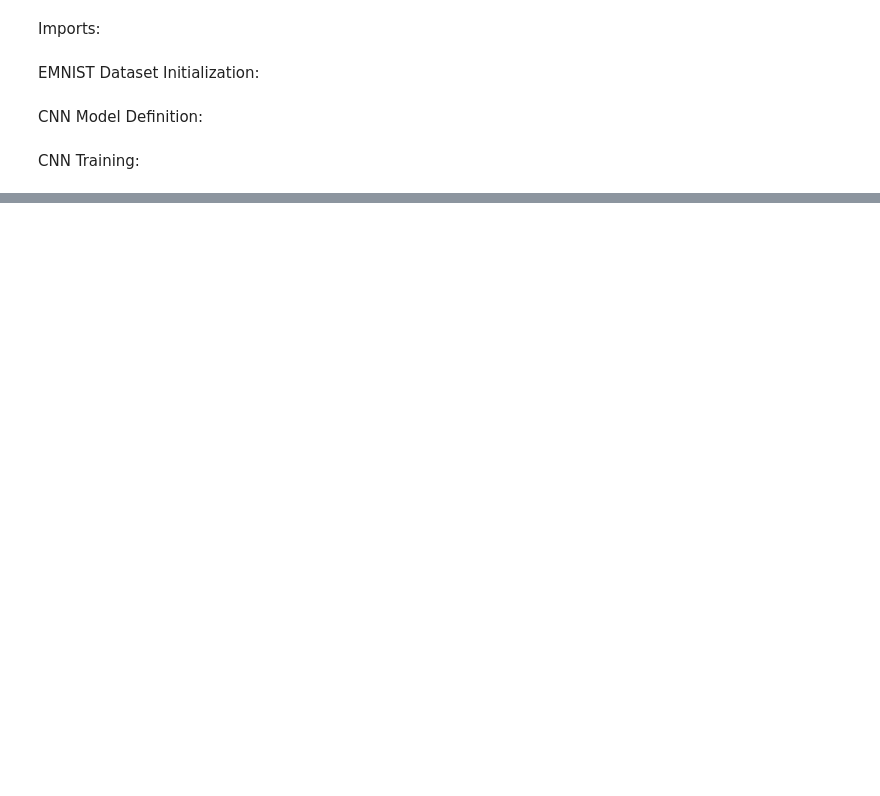
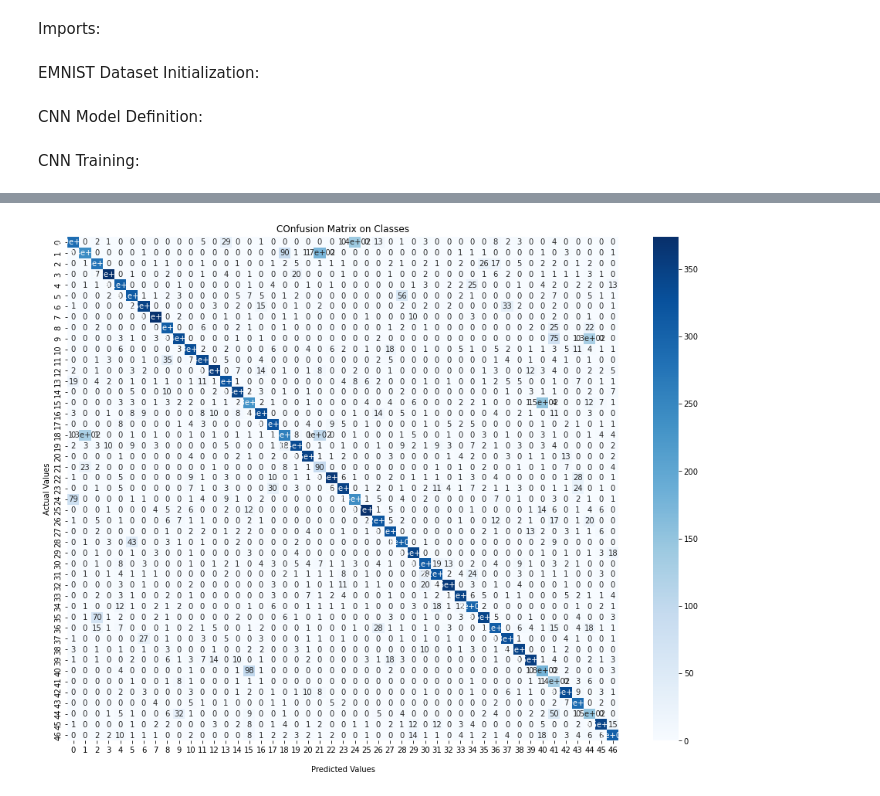
Before and after one commit to SeanMeath/Machine-Learning-Project, a Jupyter notebook: CNN.ipynb, the cells around one changed output, grey strips where cells are left out. Drawn from its saved outputs; the diff is of its cells as text; code cells hidden in the pictures; blank space fills up the shorter version.

```diff
--- a/CNN.ipynb
+++ b/CNN.ipynb
@@ -195,0 +206,25 @@ Batch [188/188], Accuracy: 80.0000
+# %%
+real_y = None
+pred_y = None
+
+for lbls in all_labels:
+    if real_y is None:
+        real_y = lbls
+    else:
+        real_y = torch.cat((real_y, lbls), 0)
+
+for pred in all_predictions:
+    if pred_y is None:
+        pred_y = torch.tensor(pred)
+    else:
+        pred_y = torch.cat((pred_y, torch.tensor(pred)), 0)
+
+plt.figure(figsize=(16,12))
+cm = confusion_matrix(pred_y, real_y)
+ax = sns.heatmap(cm, annot=True, cmap='Blues')
+ax.set_title('COnfusion Matrix on Classes');
+ax.set_xlabel('\nPredicted Values')
+ax.set_ylabel('Actual Values');
+plt.show()
+# %% [output]
+[figure, added]
```
Also changed, not shown: parts of 10 cells of this notebook.
